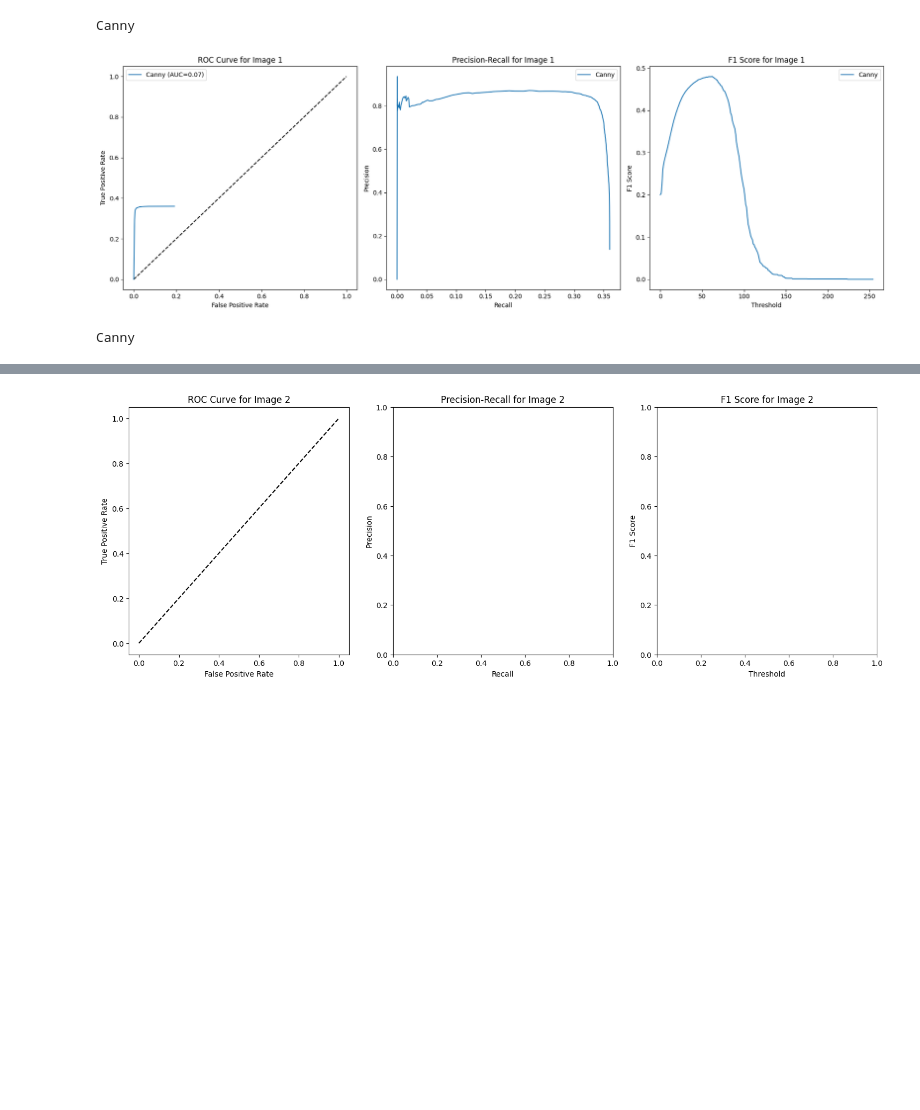
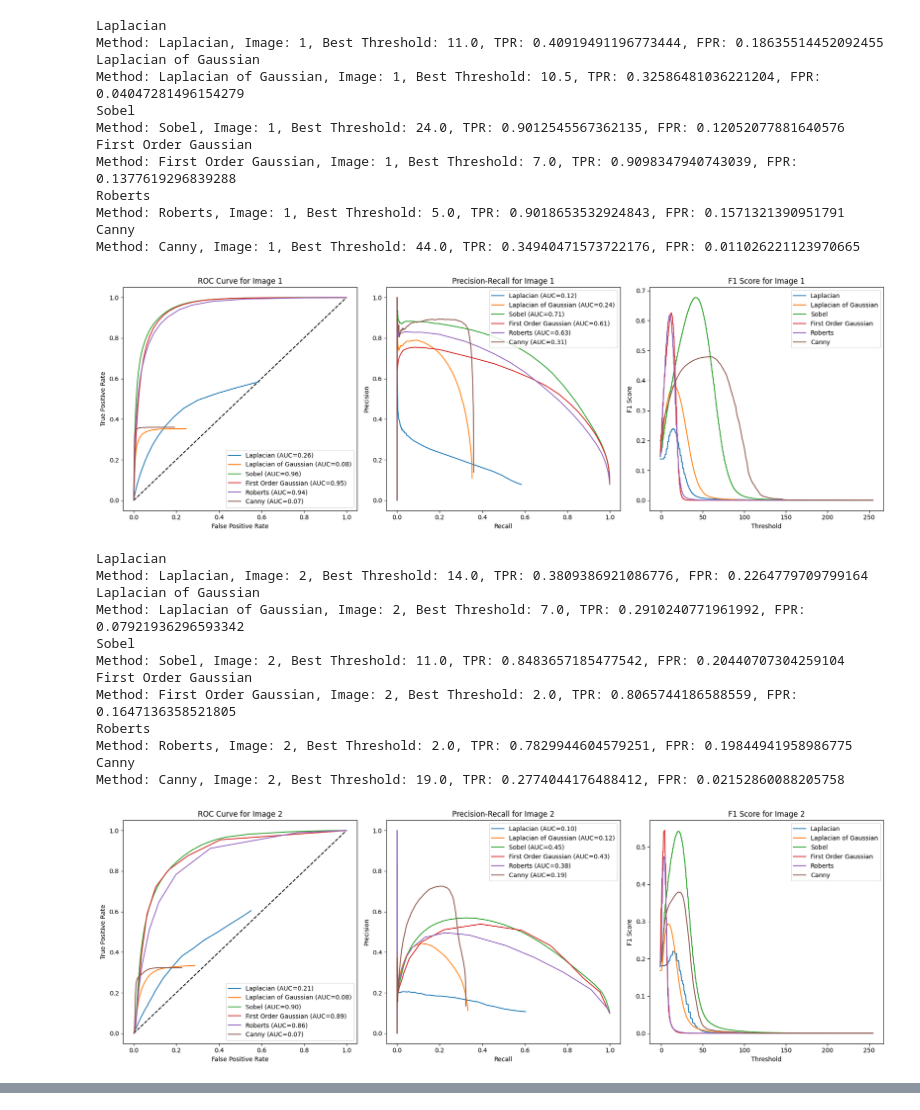
Before and after one commit to RRabayah/CVProj, a Jupyter notebook: task2.ipynb, the cells around one changed output, grey strips where cells are left out. Cells and saved outputs as stored; diff of their text form; code cells hidden in the pictures; blank space fills up the shorter version.

```diff
--- a/task2.ipynb
+++ b/task2.ipynb
@@ -155,10 +227,10 @@ display_processed_images(processed_images=thresholded_images)
 # %%
 methods_settings = [
-    #{"name": "Laplacian", "apply_blur_gauss": False, "blur_sigma": 1},
-    #{"name": "Laplacian of Gaussian", "apply_blur_gauss": True, "blur_sigma": 1},
-    #{"name": "Sobel", "apply_blur_gauss": False, "blur_sigma": 1},
-    #{"name": "First Order Gaussian", "apply_blur_gauss": True, "blur_sigma": 1},
-    #{"name": "Roberts", "apply_blur_gauss": False, "blur_sigma": 1},
+    {"name": "Laplacian", "apply_blur_gauss": False, "blur_sigma": 1},
+    {"name": "Laplacian of Gaussian", "apply_blur_gauss": True, "blur_sigma": 1},
+    {"name": "Sobel", "apply_blur_gauss": False, "blur_sigma": 1},
+    {"name": "First Order Gaussian", "apply_blur_gauss": True, "blur_sigma": 1},
+    {"name": "Roberts", "apply_blur_gauss": False, "blur_sigma": 1},
     {"name": "Canny", "apply_blur_gauss": False, "blur_sigma": 1}
 ]
 
@@ -172,6 +244,10 @@ for method_setting in methods_settings:
         apply_blur_gauss=method_setting["apply_blur_gauss"],
         blur_sigma=method_setting["blur_sigma"]
     )
+
+def find_best_threshold(tprs, fprs, thresholds):
+    closest_idx = np.argmin(np.abs(1 - np.array(tprs)) + np.array(fprs))
+    return thresholds[closest_idx], fprs[closest_idx], tprs[closest_idx]
 
 def calc_performance_metrics(ground_truth, predictions):
 
@@ -196,36 +272,24 @@ def calc_performance_metrics(ground_truth, predictions):
 
 ground_truth_binary = np.array(ground_truths).astype(int).flatten()
 
-fine_resolution_part = list(np.arange(0, 50, 0.1))
-
-less_fine_part_1 = list(np.arange(50, 100, 0.5))
-less_fine_part_2 = list(np.arange(100, 150, 1))
-less_fine_part_3 = list(np.arange(150, 201, 2))
-less_fine_part_4 = list(np.arange(201, 256, 5))
-
-thresholds = fine_resolution_part + less_fine_part_1 + less_fine_part_2 + less_fine_part_3 + less_fine_part_4 + [256]
-
-thresholds =list(np.arange(0, 255, 1))
+thresholds = [-1] + list(np.arange(0, 255, 0.5))
 
 for image_index, (image, ground_truth) in enumerate(zip(images, ground_truths)):
     plt.figure(figsize=(18, 6))
-
-    # Flatten the ground truth for comparison
     ground_truth_binary = np.array(ground_truth).astype(int).flatten()
 
-    # Prepare subplots for each set of metrics
-    plt.subplot(1, 3, 1)  # ROC Curve
+    plt.subplot(1, 3, 1)
     plt.title(f'ROC Curve for Image {image_index+1}')
     plt.xlabel('False Positive Rate')
     plt.ylabel('True Positive Rate')
-    plt.plot([0, 1], [0, 1], 'k--')  # Reference line for random performance
+    plt.plot([0, 1], [0, 1], 'k--')
 
-    plt.subplot(1, 3, 2)  # Precision-Recall Curve
+    plt.subplot(1, 3, 2)
     plt.title(f'Precision-Recall for Image {image_index+1}')
     plt.xlabel('Recall')
     plt.ylabel('Precision')
 
-    plt.subplot(1, 3, 3)  # F1 Score vs. Threshold Curve
+    plt.subplot(1, 3, 3)
     plt.title(f'F1 Score for Image {image_index+1}')
     plt.xlabel('Threshold')
     plt.ylabel('F1 Score')
@@ -236,37 +300,70 @@ for image_index, (image, ground_truth) in enumerate(zip(images, ground_truths)):
         gradients = method_gradients[method_setting["name"]][image_index]  # Use pre-computed gradients
 
         tprs, fprs, precisions, recalls, f1_scores = [], [], [], [], []
+
+        #if (method_setting["name"] == "Laplacian") or (method_setting["name"] == "Laplacian of Gaussian") or (method_setting["name"] == "Canny"):
+            #tprs.append(1)
+            #fprs.append(1)
 
         for threshold in thresholds:
             thresholded_image = apply_threshold([image], [gradients], technique=method_setting["name"], threshold=threshold, canny_sigma=1)[0]
             tpr, fpr, precision, recall, f1_score = calc_performance_metrics(ground_truth_binary, thresholded_image.flatten())
 
             tprs.append(tpr)
             fprs.append(fpr)
             precisions.append(precision)
             recalls.append(recall)
             f1_scores.append(f1_score)
 
         # Plot for this method
         roc_auc = auc(fprs, tprs)
+        auprc = auc(recalls, precisions)
+        best_threshold, best_fpr, best_tpr = find_best_threshold(tprs, fprs, thresholds)
+
+        print(f'Method: {method_setting["name"]}, Image: {image_index+1}, Best Threshold: {best_threshold}, TPR: {best_tpr}, FPR: {best_fpr}')
+
 
         plt.subplot(1, 3, 1)
         plt.plot(fprs, tprs, label=f'{method_setting["name"]} (AUC={roc_auc:.2f})')
 
         plt.subplot(1, 3, 2)
-        plt.plot(recalls, precisions, label=f'{method_setting["name"]}')
+        plt.plot(recalls, precisions, label=f'{method_setting["name"]} (AUC={auprc:.2f})')
 
         plt.subplot(1, 3, 3)
         plt.plot(thresholds, f1_scores, label=f'{method_setting["name"]}')
+
 
     # Add legends
     for i in range(1, 4):
         plt.subplot(1, 3, i)
         plt.legend()
 
     plt.tight_layout()
     plt.show()
 # %% [output]
+Laplacian
+Method: Laplacian, Image: 1, Best Threshold: 11.0, TPR: 0.40919491196773444, FPR: 0.18635514452092455
+Laplacian of Gaussian
+Method: Laplacian of Gaussian, Image: 1, Best Threshold: 10.5, TPR: 0.32586481036221204, FPR: 0.04047281496154279
+Sobel
+Method: Sobel, Image: 1, Best Threshold: 24.0, TPR: 0.9012545567362135, FPR: 0.12052077881640576
+First Order Gaussian
+Method: First Order Gaussian, Image: 1, Best Threshold: 7.0, TPR: 0.9098347940743039, FPR: 0.1377619296839288
+Roberts
+Method: Roberts, Image: 1, Best Threshold: 5.0, TPR: 0.9018653532924843, FPR: 0.1571321390951791
 Canny
+Method: Canny, Image: 1, Best Threshold: 44.0, TPR: 0.34940471573722176, FPR: 0.011026221123970665
-[figure, old version]
+[figure, new version]
+Laplacian
+Method: Laplacian, Image: 2, Best Threshold: 14.0, TPR: 0.3809386921086776, FPR: 0.2264779709799164
+Laplacian of Gaussian
+Method: Laplacian of Gaussian, Image: 2, Best Threshold: 7.0, TPR: 0.2910240771961992, FPR: 0.07921936296593342
+Sobel
+Method: Sobel, Image: 2, Best Threshold: 11.0, TPR: 0.8483657185477542, FPR: 0.20440707304259104
+First Order Gaussian
+Method: First Order Gaussian, Image: 2, Best Threshold: 2.0, TPR: 0.8065744186588559, FPR: 0.1647136358521805
+Roberts
+Method: Roberts, Image: 2, Best Threshold: 2.0, TPR: 0.7829944604579251, FPR: 0.19844941958986775
 Canny
+Method: Canny, Image: 2, Best Threshold: 19.0, TPR: 0.2774044176488412, FPR: 0.02152860088205758
+[figure, new version]
@@ -274 +381,0 @@ KeyboardInterrupt:
-[figure, old version]
```
Also changed, not shown: parts of 6 cells of this notebook, 5 other files.
